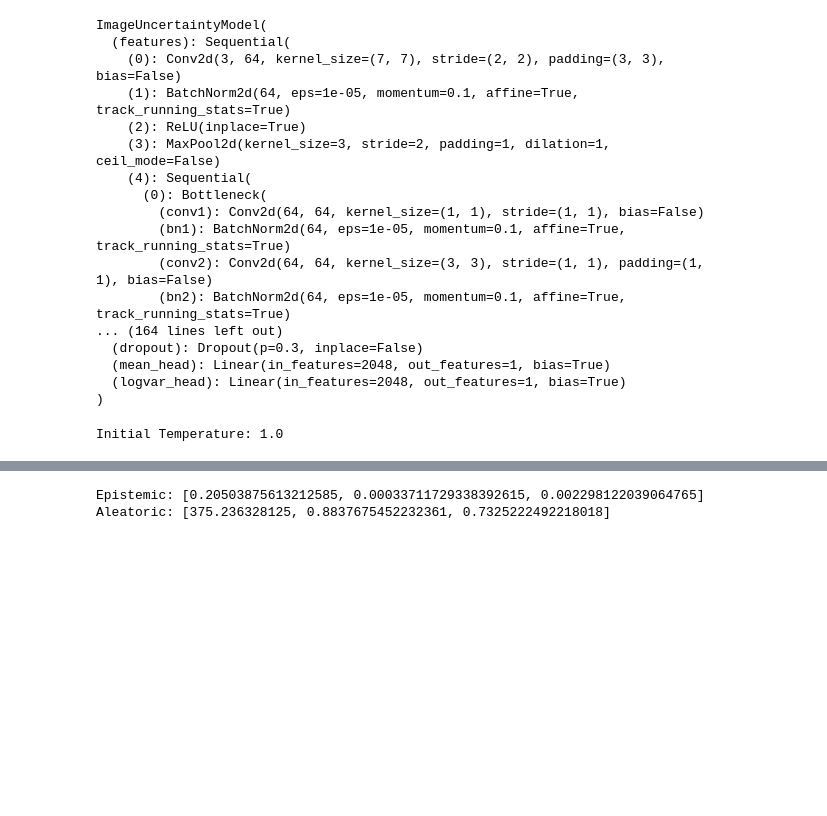
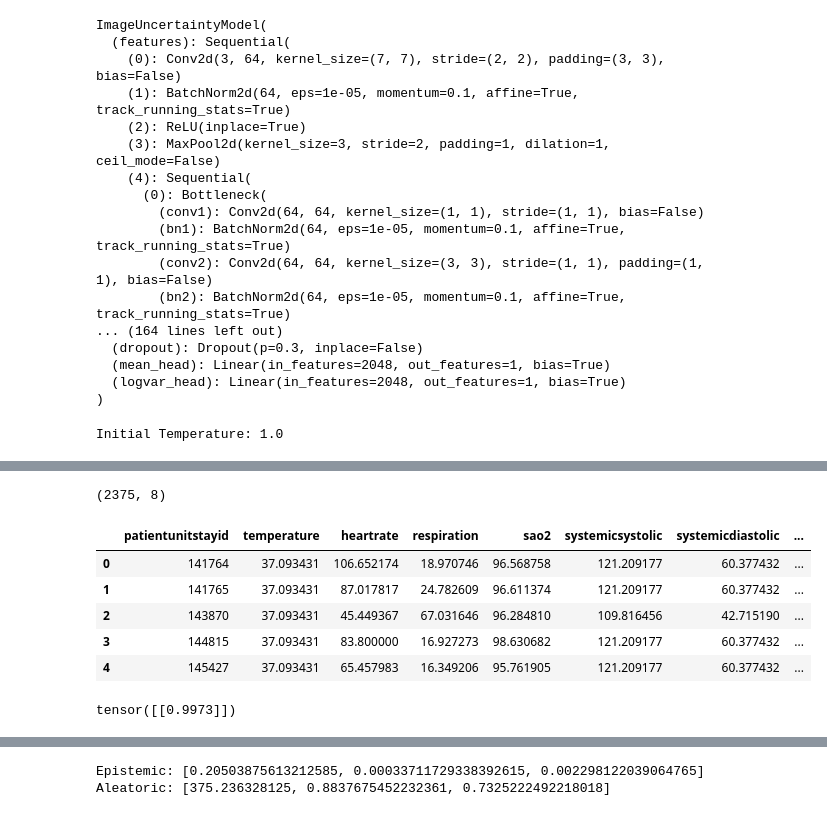
Before and after one commit to pammikavitha/Jenkin, a Jupyter notebook: uncertinity.ipynb, the cells around one changed output, grey strips where cells are left out. Drawn from its saved outputs; the diff is of its cells as text; code cells hidden in the pictures; blank space fills up the shorter version.

```diff
--- a/uncertinity.ipynb
+++ b/uncertinity.ipynb
@@ -1552,0 +1658,9 @@ def mc_dropout_uncertainty(
+# %%
+#STEP 3 — AGGREGATE PER PATIENT
+
+
+vitals_agg = vitals_small.groupby(
+
+    'patientunitstayid'
+
+).mean().reset_index()
@@ -1552,0 +1695,14 @@ def mc_dropout_uncertainty(
+# %%
+#STEP 6 — IMPUTE MISSING VALUES Use median imputation.This is standard in medical AI.
+
+from sklearn.impute import SimpleImputer
+
+imputer = SimpleImputer(
+
+    strategy='median'
+)
+
+vitals_agg[feature_cols] = imputer.fit_transform(
+
+    vitals_agg[feature_cols]
+)
@@ -1553 +1724,30 @@ def mc_dropout_uncertainty(
+# %%
+#STEP 8 — MERGE WITH MORTALITY LABELS
+data = vitals_agg.merge(
+
+    df[
+        ['patientunitstayid','mortality']
+    ],
+
+    on='patientunitstayid',
+
+    how='inner'
+)
+# %%
+#STEP 9 — FINAL CLEAN DATASET
+print(data.shape)
+
+data.head()
+# %% [output]
+(2375, 8)
+|  | patientunitstayid | temperature | heartrate | respiration | sao2 | systemicsystolic | systemicdiastolic | ... |
+| 0 | 141764 | 37.093431 | 106.652174 | 18.970746 | 96.568758 | 121.209177 | 60.377432 | ... |
+| 1 | 141765 | 37.093431 | 87.017817 | 24.782609 | 96.611374 | 121.209177 | 60.377432 | ... |
+| 2 | 143870 | 37.093431 | 45.449367 | 67.031646 | 96.284810 | 109.816456 | 42.715190 | ... |
+| 3 | 144815 | 37.093431 | 83.800000 | 16.927273 | 98.630682 | 121.209177 | 60.377432 | ... |
+| 4 | 145427 | 37.093431 | 65.457983 | 16.349206 | 95.761905 | 121.209177 | 60.377432 | ... |
+# %%
+torch.sigmoid(logvar)
+# %% [output]
+tensor([[0.9973]])
 # %%
```
Also changed, not shown: parts of 27 cells of this notebook.
